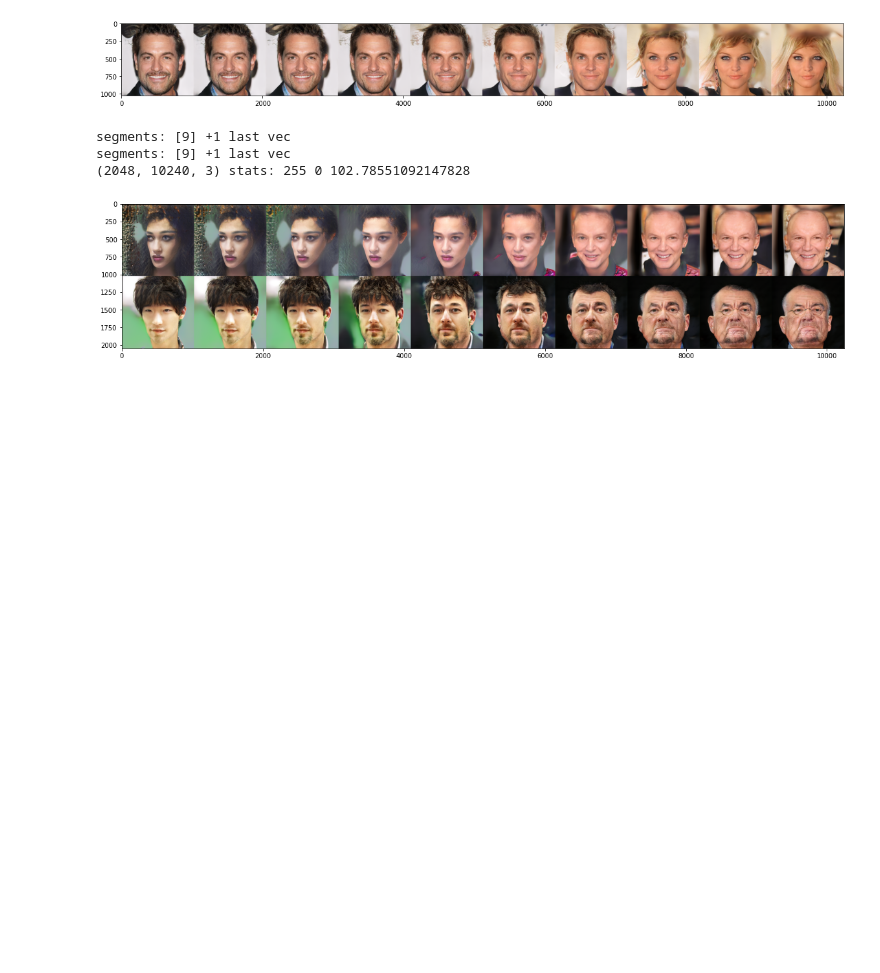
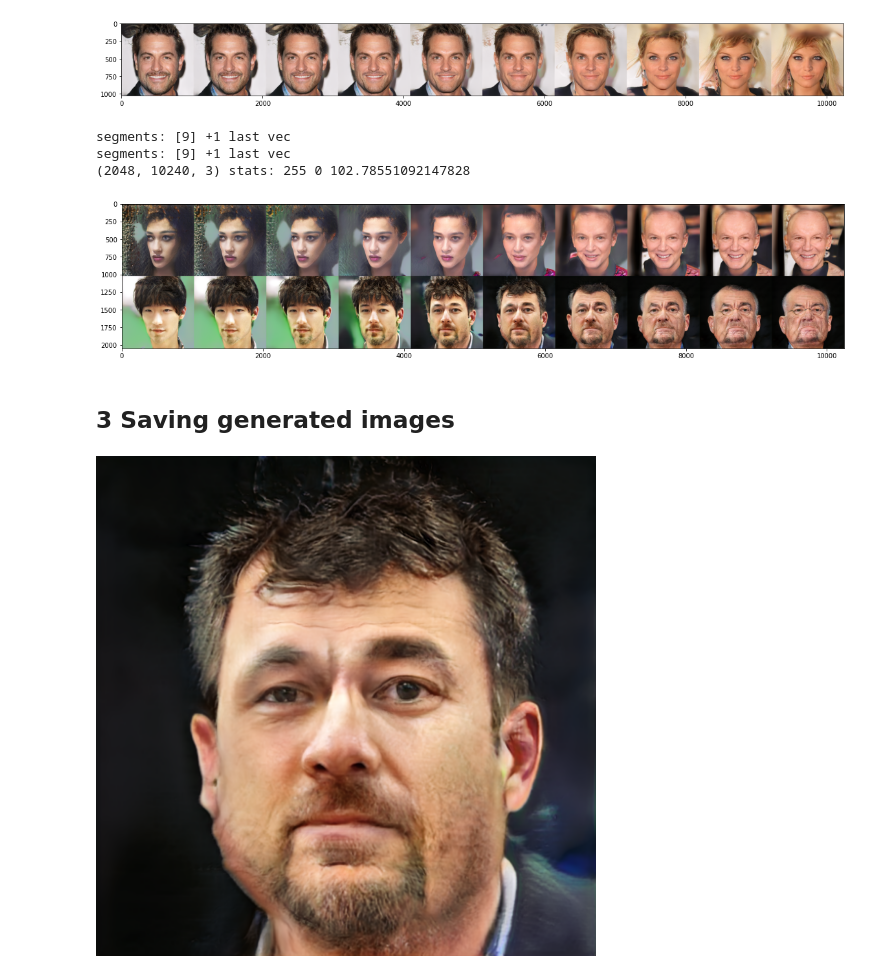
Before and after one commit to previtus/cci_exploring_machine_intelligence, a Jupyter notebook: week06_generative-models-ii/3_ProgressiveGAN_Inference.ipynb, the cells around one changed output. Saved outputs shown, nothing was run; the diff lists cells and outputs as text; code cells hidden in the pictures; blank space fills up the shorter version.

Commit message:
Update 3_ProgressiveGAN_Inference.ipynb
Added video, rendering and image saving

```diff
--- a/week06_generative-models-ii/3_ProgressiveGAN_Inference.ipynb
+++ b/week06_generative-models-ii/3_ProgressiveGAN_Inference.ipynb
@@ -249,3 +251,15 @@ segments: [9] +1 last vec
 segments: [9] +1 last vec
 (2048, 10240, 3) stats: 255 0 102.78551092147828
 [figure]
+# %% [markdown]
+## 3 Saving generated images
+# %%
+def save_image(image, name):
+    PIL.Image.fromarray(image, 'RGB').save(name)
+# %%
+save_image(images[5], "test.png")
+
+from IPython.display import Image
+Image("test.png", width=500)
+# %% [output]
+[figure, added]
```
Also changed, not shown: parts of 9 cells of this notebook.
